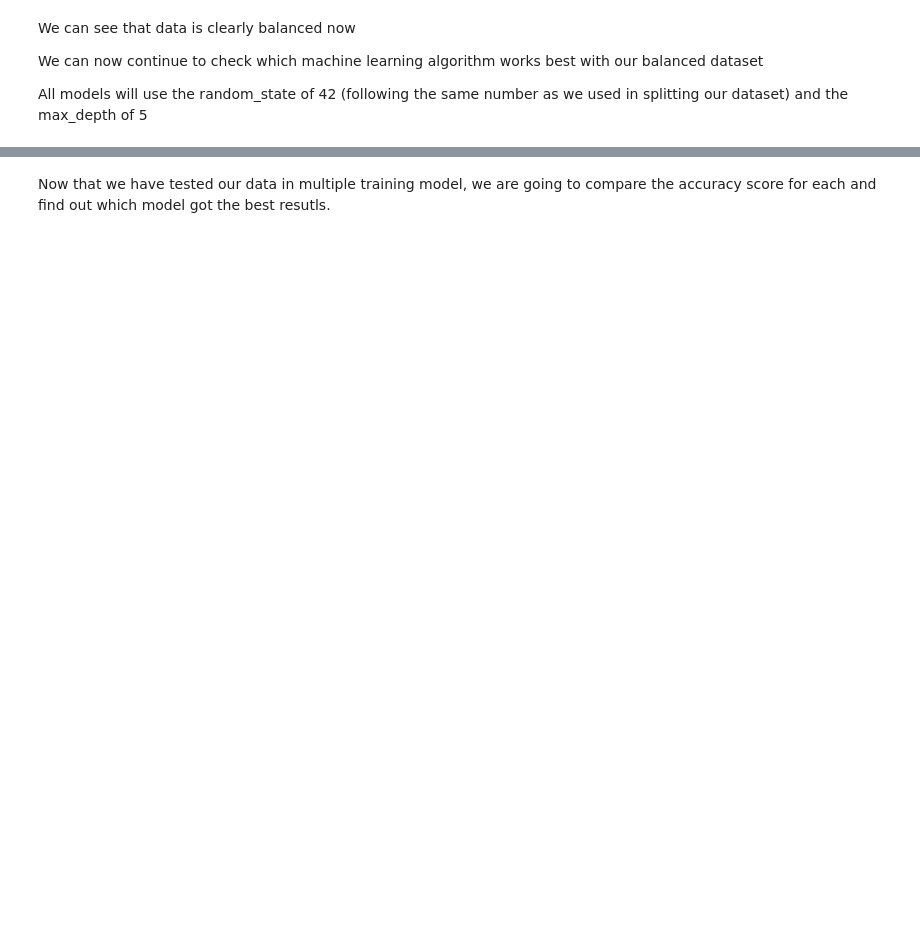
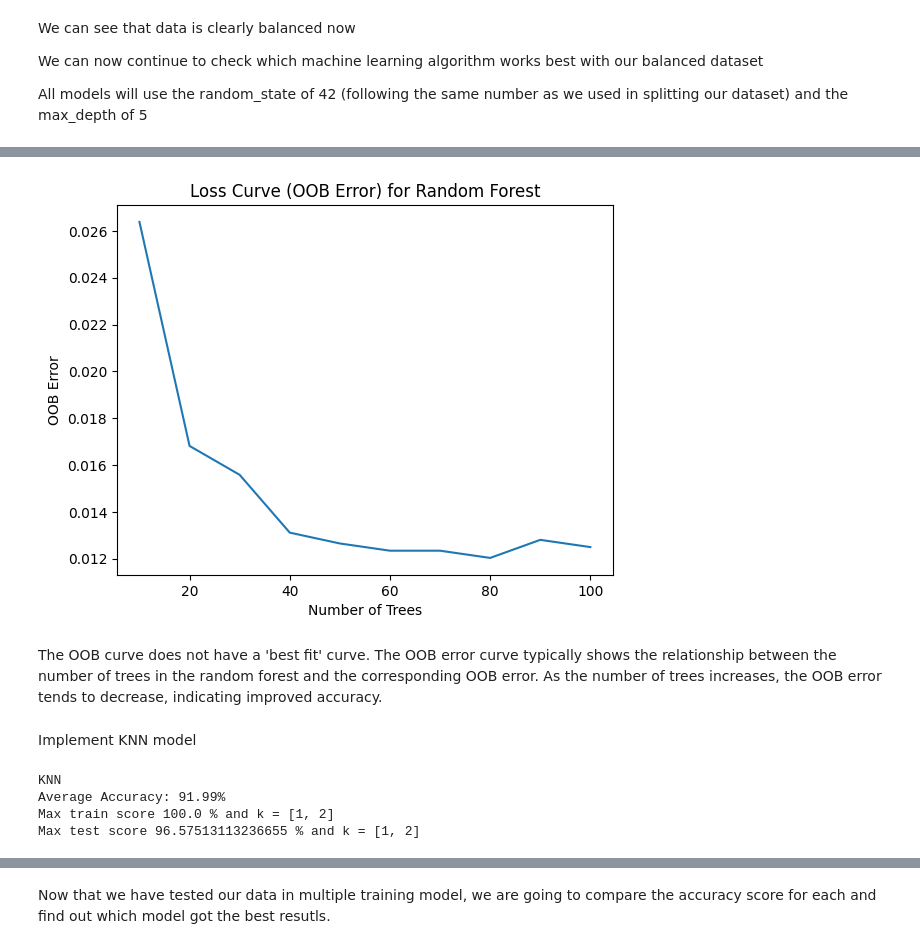
Before and after one commit to Kairos5106/stroke-predictor-machine-learning, a Jupyter notebook: stroke_prediction.ipynb, the cells around one changed output, grey strips where cells are left out. Drawn from its saved outputs; the diff is of its cells as text; code cells hidden in the pictures; blank space fills up the shorter version.

```diff
--- a/stroke_prediction.ipynb
+++ b/stroke_prediction.ipynb
@@ -524,12 +535,9 @@ from sklearn.model_selection import cross_val_score
 # %%
-#first is for logisctic regression
-print('Logistic Regression')
+print('Random Forest')
 
-lr = LogisticRegression(solver='lbfgs', max_iter=1000, random_state=42)
-lr.fit(X_train_smote, y_train_smote)
-print("Training-Score",lr.score(X_train_std,y_train_smote))
-print("Testing -Score",lr.score(X_test,y_test))
-y_pred = lr.predict(X_test)
+rf = RandomForestClassifier(criterion='gini', max_depth=5, random_state=42)
+rf.fit(X_train_std, y_train)
+y_pred = rf.predict(X_test_std)
 
 print('Confusion Matrix:')
 print(confusion_matrix(y_test,y_pred))
@@ -537,4 +545,6 @@ print(classification_report(y_test,y_pred))
 
 Acc=accuracy_score(y_test, y_pred) * 100
 print("Accuracy :", accuracy_score(y_test, y_pred) * 100)
+print("Training-Score",rf.score(X_train_std,y_train))
+print("Testing -Score",rf.score(X_test_std,y_test))
 # %% [output]
@@ -738,0 +593,53 @@ Accuracy : 80.04694835680752
+# %%
+# random forest does not directly provide a loss curve since it does not optimize a loss function
+# an accuracy/ learning curve is plotted instead using the use the out-of-bag (OOB) error estimate
+n_estimators_range = [10, 20, 30, 40, 50, 60, 70, 80, 90, 100]
+oob_errors = []
+
+for n_estimators in n_estimators_range:
+    clf = RandomForestClassifier(n_estimators=n_estimators, oob_score=True, random_state=42)
+    clf.fit(X_train_std, y_train)
+    oob_error = 1 - clf.oob_score_
+    oob_errors.append(oob_error)
+# %%
+# plotting the loss curve
+plt.plot(n_estimators_range, oob_errors)
+plt.xlabel('Number of Trees')
+plt.ylabel('OOB Error')
+plt.title('Loss Curve (OOB Error) for Random Forest')
+plt.show()
+# %% [output]
+[figure, added]
+# %% [markdown]
+The OOB curve does not have a 'best fit' curve. The OOB error curve typically shows the relationship between the number of trees in the random forest and the corresponding OOB error. As the number of trees increases, the OOB error tends to decrease, indicating improved accuracy.
+# %% [markdown]
+Implement KNN model
+# %%
+#KNN
+print('KNN')
+test_scores = []
+train_scores = []
+
+for i in range(1, 11):
+    knn = KNeighborsClassifier(i)
+    knn.fit(X_train_std, y_train)
+
+    train_scores.append(knn.score(X_train_std, y_train))
+    y_pred = knn.predict(X_test_std)
+    test_scores.append(accuracy_score(y_test, y_pred))
+
+average_accuracy = np.mean(test_scores)
+print("Average Accuracy: {:.2f}%".format(average_accuracy * 100))
+
+max_train_score = max(train_scores)
+train_scores_ind = [i for i, v in enumerate(train_scores) if v == max_train_score]
+print('Max train score {} % and k = {}'.format(max_train_score*100, list(map(lambda x: x+1, train_scores_ind))))
+
+max_test_score = max(test_scores)
+test_scores_ind = [i for i, v in enumerate(test_scores) if v == max_test_score]
+print('Max test score {} % and k = {}'.format(max_test_score*100, list(map(lambda x: x+1, test_scores_ind))))
+# %% [output]
+KNN
+Average Accuracy: 91.99%
+Max train score 100.0 % and k = [1, 2]
+Max test score 96.57513113236655 % and k = [1, 2]
```
Also changed, not shown: parts of 41 cells of this notebook.
